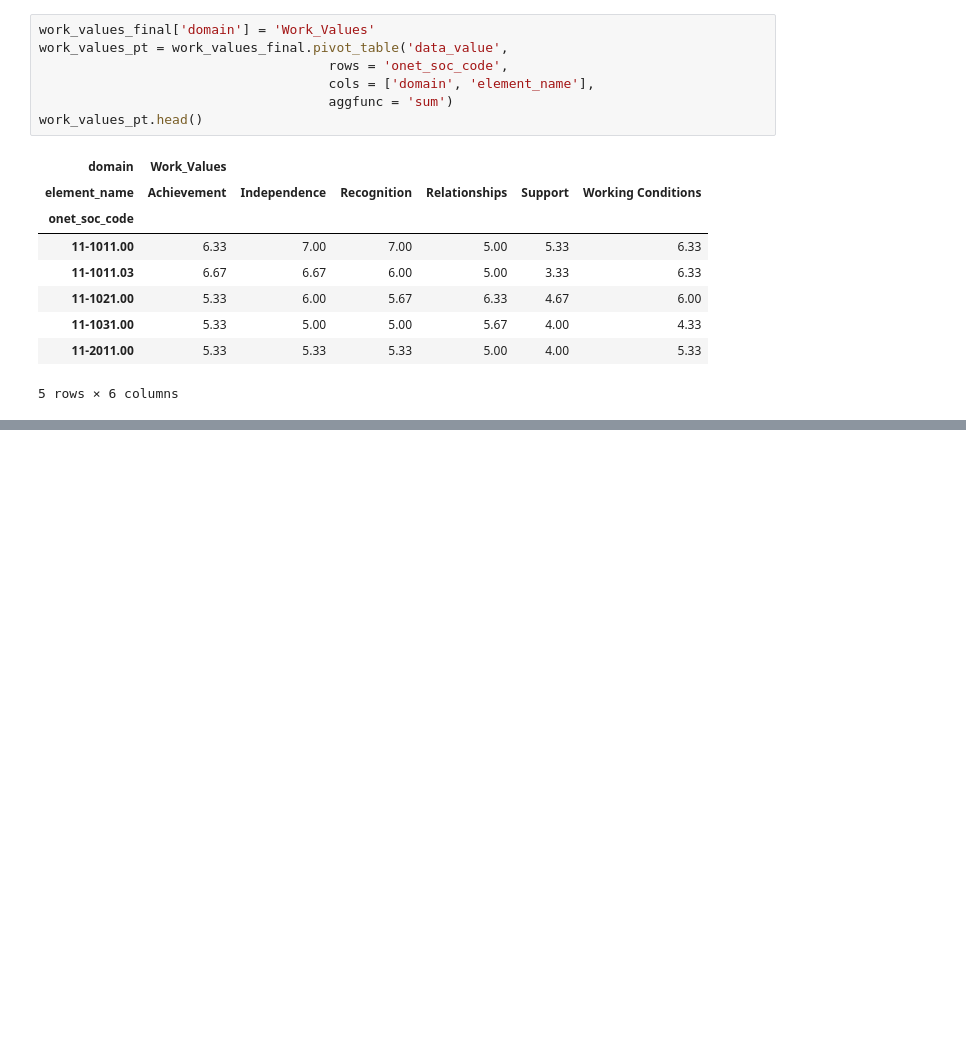
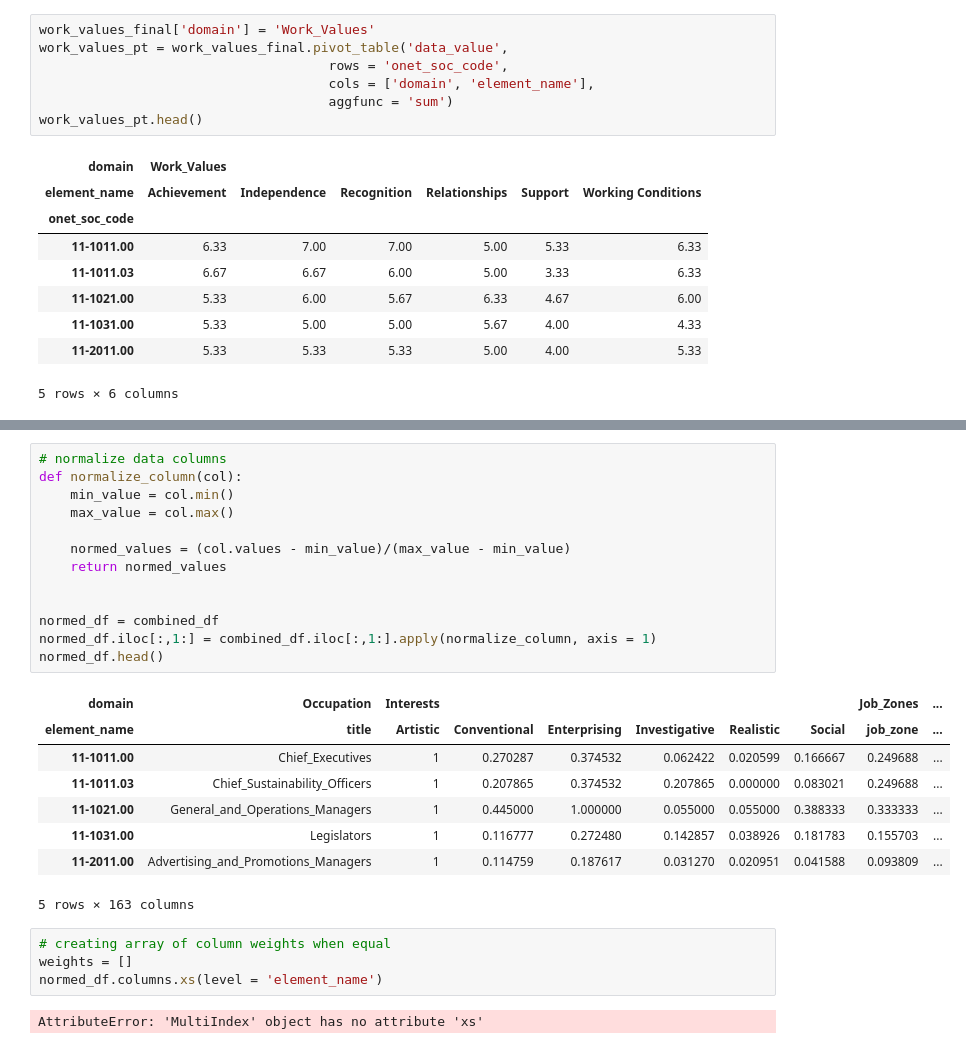
Before and after one commit to annaswigart/career-xplorer, a Jupyter notebook: ipython_notebooks/data_manipulation.ipynb, the cells around one changed output, grey strips where cells are left out. Cells and saved outputs as stored; diff of their text form; blank space fills up the shorter version.

```diff
--- a/ipython_notebooks/data_manipulation.ipynb
+++ b/ipython_notebooks/data_manipulation.ipynb
@@ -360,0 +387,28 @@ combined_df.head()
+# %%
+# normalize data columns
+def normalize_column(col):
+    min_value = col.min()
+    max_value = col.max()
+
+    normed_values = (col.values - min_value)/(max_value - min_value)
+    return normed_values
+
+
+normed_df = combined_df
+normed_df.iloc[:,1:] = combined_df.iloc[:,1:].apply(normalize_column, axis = 1)
+normed_df.head()
+# %% [output]
+| domain | Occupation | Interests |  |  |  |  |  | Job_Zones | ... |
+| element_name | title | Artistic | Conventional | Enterprising | Investigative | Realistic | Social | job_zone | ... |
+| 11-1011.00 | Chief_Executives | 1 | 0.270287 | 0.374532 | 0.062422 | 0.020599 | 0.166667 | 0.249688 | ... |
+| 11-1011.03 | Chief_Sustainability_Officers | 1 | 0.207865 | 0.374532 | 0.207865 | 0.000000 | 0.083021 | 0.249688 | ... |
+| 11-1021.00 | General_and_Operations_Managers | 1 | 0.445000 | 1.000000 | 0.055000 | 0.055000 | 0.388333 | 0.333333 | ... |
+| 11-1031.00 | Legislators | 1 | 0.116777 | 0.272480 | 0.142857 | 0.038926 | 0.181783 | 0.155703 | ... |
+| 11-2011.00 | Advertising_and_Promotions_Managers | 1 | 0.114759 | 0.187617 | 0.031270 | 0.020951 | 0.041588 | 0.093809 | ... |
+5 rows × 163 columns
+# %%
+# creating array of column weights when equal
+weights = []
+normed_df.columns.xs(level = 'element_name')
+# %% [output]
+AttributeError: 'MultiIndex' object has no attribute 'xs'
```
Also changed, not shown: parts of 7 cells of this notebook.
